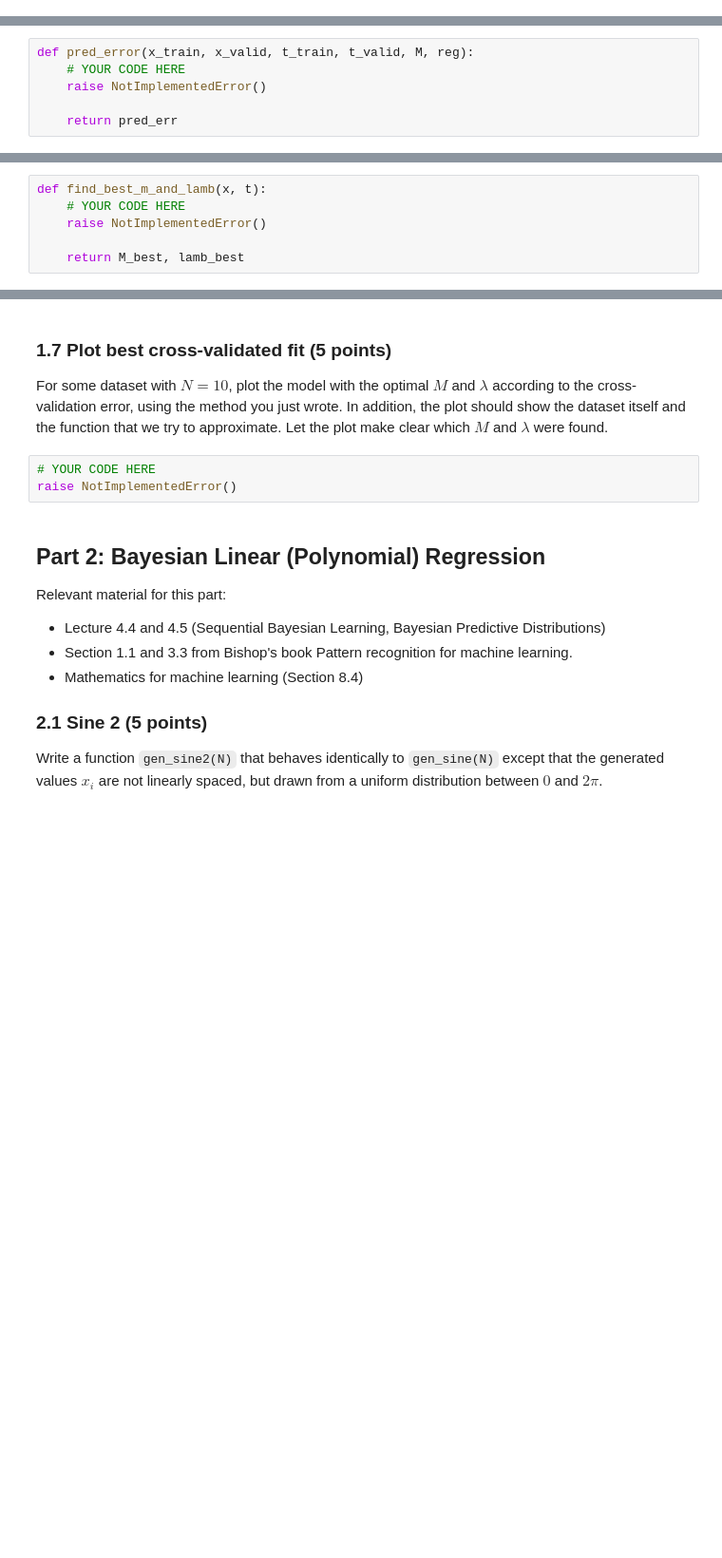
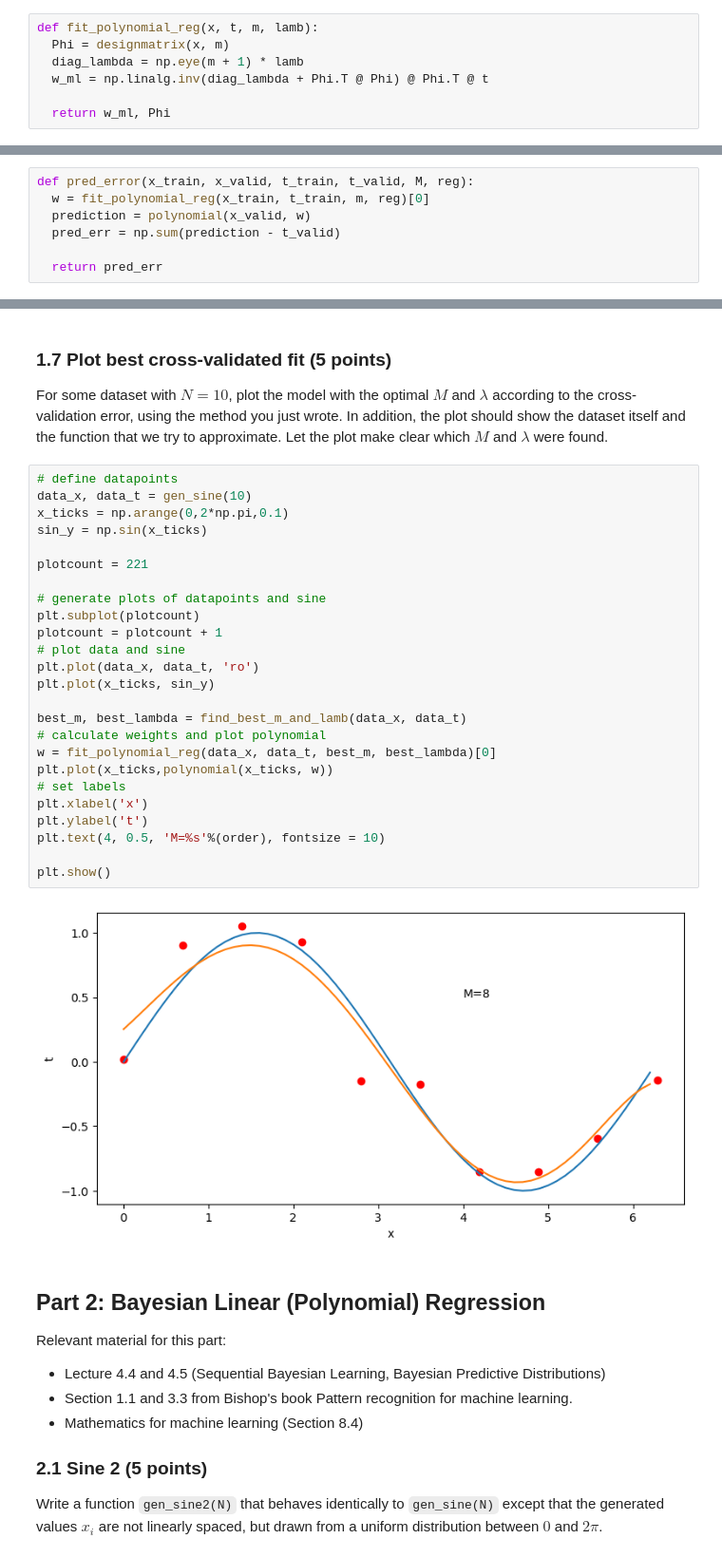
Before and after one commit to Dawlau/UVA_ML, a Jupyter notebook: 11061286_14532921_lab1.ipynb, the cells around one changed output, grey strips where cells are left out. Shown: that part at 95% size. Saved outputs shown, nothing was run; the diff lists cells and outputs as text; blank space fills up the shorter version.

Commit message:
implemented regularized linear regression and k-fold cross validation

```diff
--- a/11061286_14532921_lab1.ipynb
+++ b/11061286_14532921_lab1.ipynb
@@ -249,3 +237,10 @@ def fit_polynomial_reg(x, t, m, lamb):
+# %%
+def fit_polynomial_reg(x, t, m, lamb):
+  Phi = designmatrix(x, m)
+  diag_lambda = np.eye(m + 1) * lamb
+  w_ml = np.linalg.inv(diag_lambda + Phi.T @ Phi) @ Phi.T @ t
+
+  return w_ml, Phi
 # %%
 ### Test your function
 N = 10
@@ -277,10 +272,11 @@ You can let $M \in (0, 1, ..., 10)$, and let $\lambda \in (e^{-10}, e^{-9}, ...,
 a) (5 points) First of all, write a method `pred_error(x_train, x_valid, t_train, t_valid, M, lamb)` that compares the prediction of your method `fit_polynomial_reg` for a given set of parameters $M$ and $\lambda$ to `t_valid`. It should return the prediction error for a single fold.
 # %%
 def pred_error(x_train, x_valid, t_train, t_valid, M, reg):
-    # YOUR CODE HERE
-    raise NotImplementedError()
+  w = fit_polynomial_reg(x_train, t_train, m, reg)[0]
+  prediction = polynomial(x_valid, w)
+  pred_err = np.sum(prediction - t_valid)
 
-    return pred_err
+  return pred_err
 # %%
 ### Test your function
 N = 10
@@ -308,6 +303,0 @@ def kfold_indices(N, k):
-# %%
-def find_best_m_and_lamb(x, t):
-    # YOUR CODE HERE
-    raise NotImplementedError()
-
-    return M_best, lamb_best
@@ -332,9 +351,33 @@ YOUR ANSWER HERE
 ### 1.7 Plot best cross-validated fit (5 points)
 
 For some dataset with $N = 10$, plot the model with the optimal $M$ and $\lambda$ according to the cross-validation error, using the method you just wrote. In addition, the plot should show the dataset itself and the function that we try to approximate. Let the plot make clear which $M$ and $\lambda$ were found.
-# %%
-# YOUR CODE HERE
-raise NotImplementedError()
+# %%
+# define datapoints
+data_x, data_t = gen_sine(10)
+x_ticks = np.arange(0,2*np.pi,0.1)
+sin_y = np.sin(x_ticks)
+
+plotcount = 221
+
+# generate plots of datapoints and sine
+plt.subplot(plotcount)
+plotcount = plotcount + 1
+# plot data and sine
+plt.plot(data_x, data_t, 'ro')
+plt.plot(x_ticks, sin_y)
+
+best_m, best_lambda = find_best_m_and_lamb(data_x, data_t)
+# calculate weights and plot polynomial
+w = fit_polynomial_reg(data_x, data_t, best_m, best_lambda)[0]
+plt.plot(x_ticks,polynomial(x_ticks, w))
+# set labels
+plt.xlabel('x')
+plt.ylabel('t')
+plt.text(4, 0.5, 'M=%s'%(order), fontsize = 10)
+
+plt.show()
+# %% [output]
+[figure, added]
 # %% [markdown]
 ## Part 2: Bayesian Linear (Polynomial) Regression
 
```
Also changed, not shown: parts of 8 cells of this notebook.
